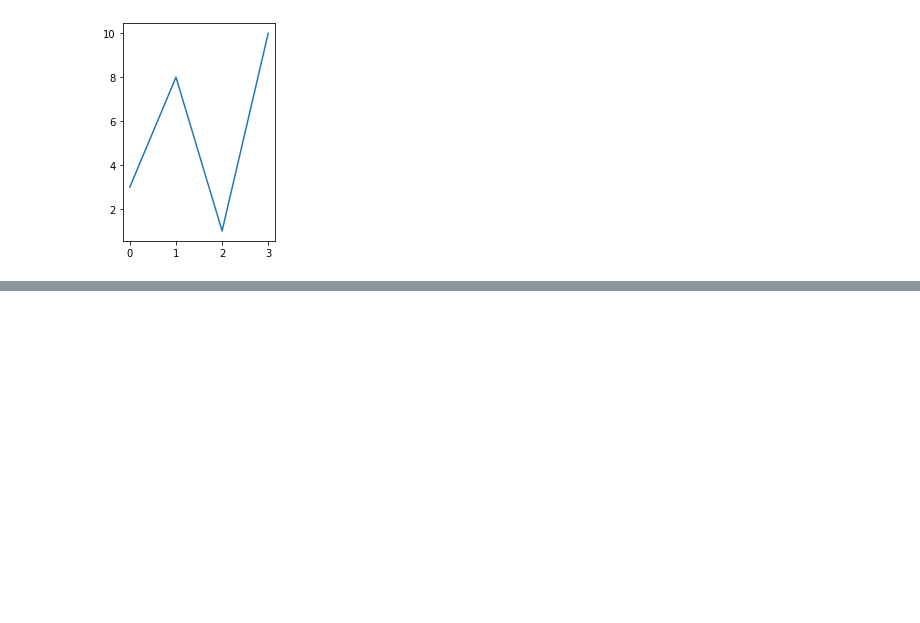
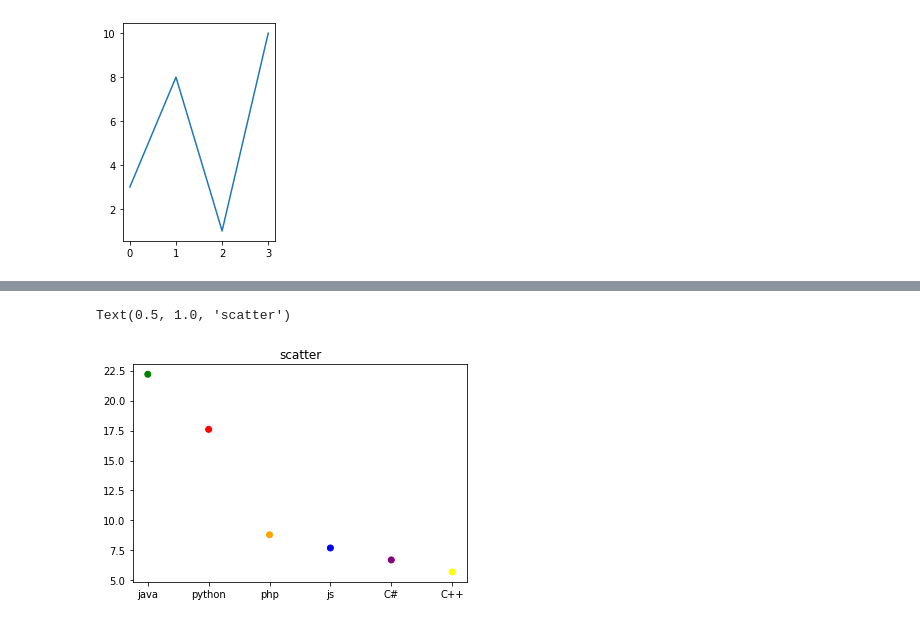
Before and after one commit to dilshadvp/dsm-lab, a Jupyter notebook: matrix.ipynb, the cells around one changed output, grey strips where cells are left out. Saved outputs shown, nothing was run; the diff lists cells and outputs as text; code cells hidden in the pictures; blank space fills up the shorter version.

```diff
--- a/matrix.ipynb
+++ b/matrix.ipynb
@@ -165,0 +205,11 @@ plt.plot(x,y)
+# %%
+import matplotlib.pyplot as plt
+import numpy as np
+language=['java','python','php','js','C#','C++']
+popularity=[22.2,17.6,8.8,7.7,6.7,5.7]
+colors=np.array(["green","red","orange","blue","purple","yellow"])
+plt.scatter(language, popularity,c=colors)
+plt.title("scatter")
+# %% [output]
+Text(0.5, 1.0, 'scatter')
+[figure, added]
```
Also changed, not shown: parts of 5 cells of this notebook.
